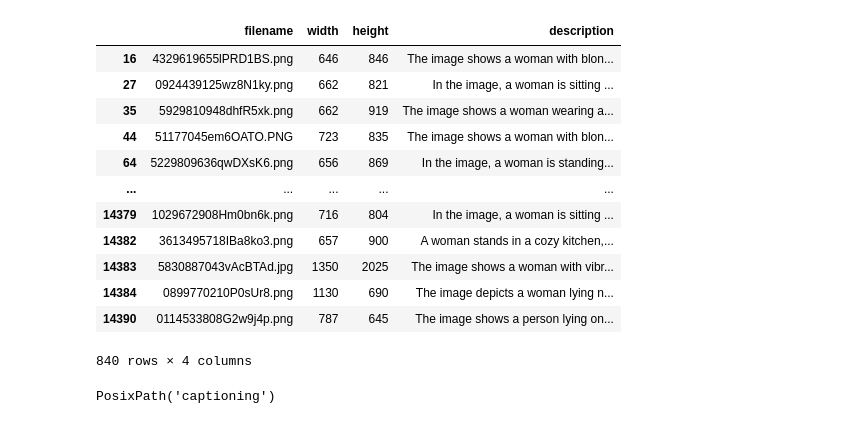
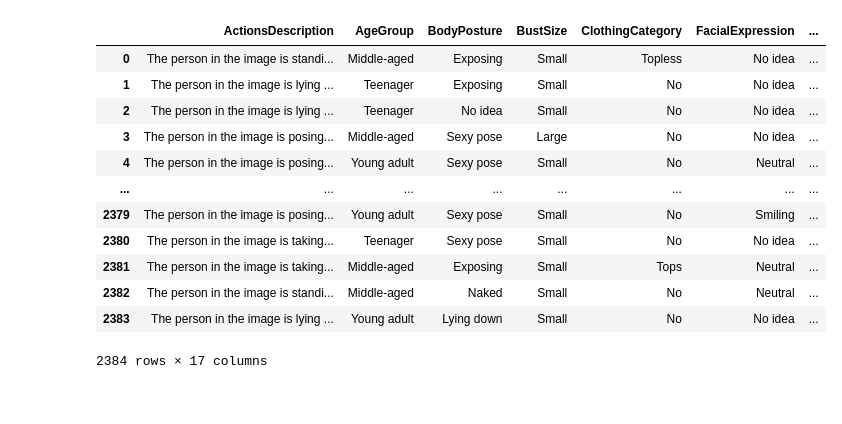
Before and after one commit to M-Fannilla/milfusion, a Jupyter notebook: data_wrangling.ipynb, the cells around one changed output. Cells and saved outputs as stored; diff of their text form; code cells hidden in the pictures.

```diff
--- a/data_wrangling.ipynb
+++ b/data_wrangling.ipynb
@@ -85,20 +74,0 @@ df_desc['description'] = df['filename'].apply(lambda x: ((ANSWER_DIR / x).with_s
-# %%
-df_desc
-# %% [output]
-|  | filename | width | height | description |
-| 16 | 4329619655lPRD1BS.png | 646 | 846 | The image shows a woman with blon... |
-| 27 | 0924439125wz8N1ky.png | 662 | 821 | In the image, a woman is sitting ... |
-| 35 | 5929810948dhfR5xk.png | 662 | 919 | The image shows a woman wearing a... |
-| 44 | 51177045em6OATO.PNG | 723 | 835 | The image shows a woman with blon... |
-| 64 | 5229809636qwDXsK6.png | 656 | 869 | In the image, a woman is standing... |
-| ... | ... | ... | ... | ... |
-| 14379 | 1029672908Hm0bn6k.png | 716 | 804 | In the image, a woman is sitting ... |
-| 14382 | 3613495718IBa8ko3.png | 657 | 900 | A woman stands in a cozy kitchen,... |
-| 14383 | 5830887043vAcBTAd.jpg | 1350 | 2025 | The image shows a woman with vibr... |
-| 14384 | 0899770210P0sUr8.png | 1130 | 690 | The image depicts a woman lying n... |
-| 14390 | 0114533808G2w9j4p.png | 787 | 645 | The image shows a person lying on... |
-840 rows × 4 columns
-# %%
-CAPTION_DIR
-# %% [output]
-PosixPath('captioning')
@@ -106,0 +86,17 @@ df.to_csv(CAPTION_DIR / "filenames_with_descriptions.csv", index=False)
+# %%
+q_df = pd.DataFrame(entries)
+q_df
+# %% [output]
+|  | ActionsDescription | AgeGroup | BodyPosture | BustSize | ClothingCategory | FacialExpression | ... |
+| 0 | The person in the image is standi... | Middle-aged | Exposing | Small | Topless | No idea | ... |
+| 1 | The person in the image is lying ... | Teenager | Exposing | Small | No | No idea | ... |
+| 2 | The person in the image is lying ... | Teenager | No idea | Small | No | No idea | ... |
+| 3 | The person in the image is posing... | Middle-aged | Sexy pose | Large | No | No idea | ... |
+| 4 | The person in the image is posing... | Young adult | Sexy pose | Small | No | Neutral | ... |
+| ... | ... | ... | ... | ... | ... | ... | ... |
+| 2379 | The person in the image is posing... | Young adult | Sexy pose | Small | No | Smiling | ... |
+| 2380 | The person in the image is taking... | Teenager | Sexy pose | Small | No | No idea | ... |
+| 2381 | The person in the image is taking... | Middle-aged | Exposing | Small | Tops | Neutral | ... |
+| 2382 | The person in the image is standi... | Middle-aged | Naked | Small | No | Neutral | ... |
+| 2383 | The person in the image is lying ... | Young adult | Lying down | Small | No | No idea | ... |
+2384 rows × 17 columns
```
Also changed, not shown: parts of 14 cells of this notebook, 4 other files.
